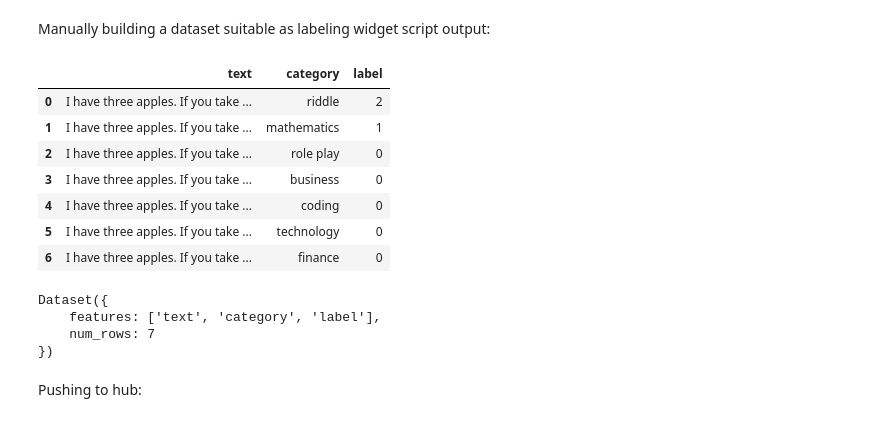
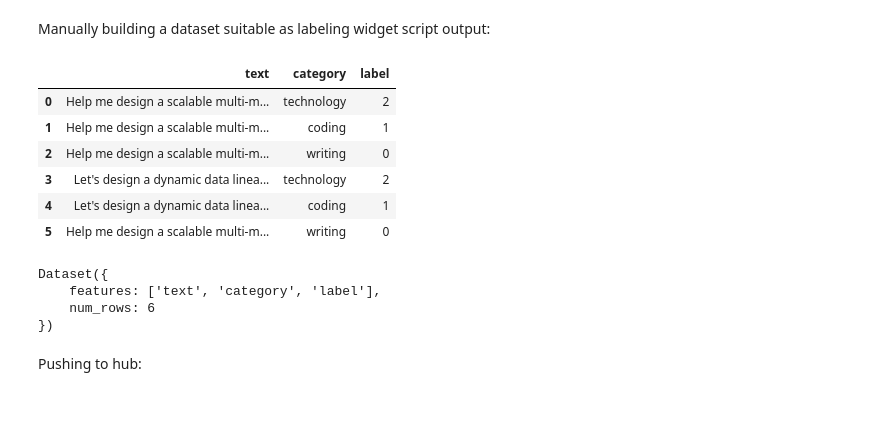
Before and after one commit to reddgr/zero-shot-text-classification, a Jupyter notebook: 01-nli-labeling-notebook.ipynb, the cells around one changed output. Drawn from its saved outputs; the diff is of its cells as text; code cells hidden in the pictures.

```diff
--- a/01-nli-labeling-notebook.ipynb
+++ b/01-nli-labeling-notebook.ipynb
@@ -486,46 +486,45 @@ Manually building a dataset suitable as labeling widget script output:
 # %%
 # Create a list of dictionaries with text, category, and label data.
 label_map = {0: "contradiction", 1: "neutral", 2: "entailment"}
-text = "I have three apples. If you take away two from me, how many do you have?"
+text1 = "Help me design a scalable multi-model data integration platform for database developers."
+text2 = "Let's design a dynamic data lineage visualization system for SQL developers."
 dict_examples = [
-    {'text': text, 'category':'riddle' , 'label': 2},
-    {'text': text, 'category':'mathematics' , 'label': 1},
-    {'text': text, 'category':'role play' , 'label': 0},
-    {'text': text, 'category':'business' , 'label': 0},
-    {'text': text, 'category':'coding' , 'label': 0},
-    {'text': text, 'category':'technology' , 'label': 0},
-    {'text': text, 'category':'finance' , 'label': 0}
+    {'text': text1, 'category':'technology' , 'label': 2},
+    {'text': text1, 'category':'coding' , 'label': 1},
+    {'text': text1, 'category':'writing' , 'label': 0},
+    {'text': text2, 'category':'technology' , 'label': 2},
+    {'text': text2, 'category':'coding' , 'label': 1},
+    {'text': text1, 'category':'writing' , 'label': 0}
 ]
 
 # Create a dataframe from the list of dictionaries
 df_examples = pd.DataFrame(dict_examples)
 display(df_examples)
 new_dataset_records = Dataset.from_pandas(df_examples)
 
 def cast_label_to_classlabel(dataset, label_map):
     class_label = ClassLabel(names=[label_map[i] for i in sorted(label_map.keys())])
     # Map the 'label' feature to the new ClassLabel feature
     def map_labels(example):
         example['label'] = class_label.str2int(label_map[example['label']])
         return example
     dataset = dataset.map(map_labels)
     dataset = dataset.cast_column("label", class_label)
     return dataset
 
 new_dataset_records = cast_label_to_classlabel(new_dataset_records, label_map)
 print(new_dataset_records)
 # %% [output]
 |  | text | category | label |
-| 0 | I have three apples. If you take ... | riddle | 2 |
-| 1 | I have three apples. If you take ... | mathematics | 1 |
-| 2 | I have three apples. If you take ... | role play | 0 |
-| 3 | I have three apples. If you take ... | business | 0 |
-| 4 | I have three apples. If you take ... | coding | 0 |
-| 5 | I have three apples. If you take ... | technology | 0 |
-| 6 | I have three apples. If you take ... | finance | 0 |
+| 0 | Help me design a scalable multi-m... | technology | 2 |
+| 1 | Help me design a scalable multi-m... | coding | 1 |
+| 2 | Help me design a scalable multi-m... | writing | 0 |
+| 3 | Let's design a dynamic data linea... | technology | 2 |
+| 4 | Let's design a dynamic data linea... | coding | 1 |
+| 5 | Help me design a scalable multi-m... | writing | 0 |
 Dataset({
     features: ['text', 'category', 'label'],
-    num_rows: 7
+    num_rows: 6
 })
 # %% [markdown]
 Pushing to hub:
```
Also changed, not shown: parts of 2 cells of this notebook, 1 other file.
